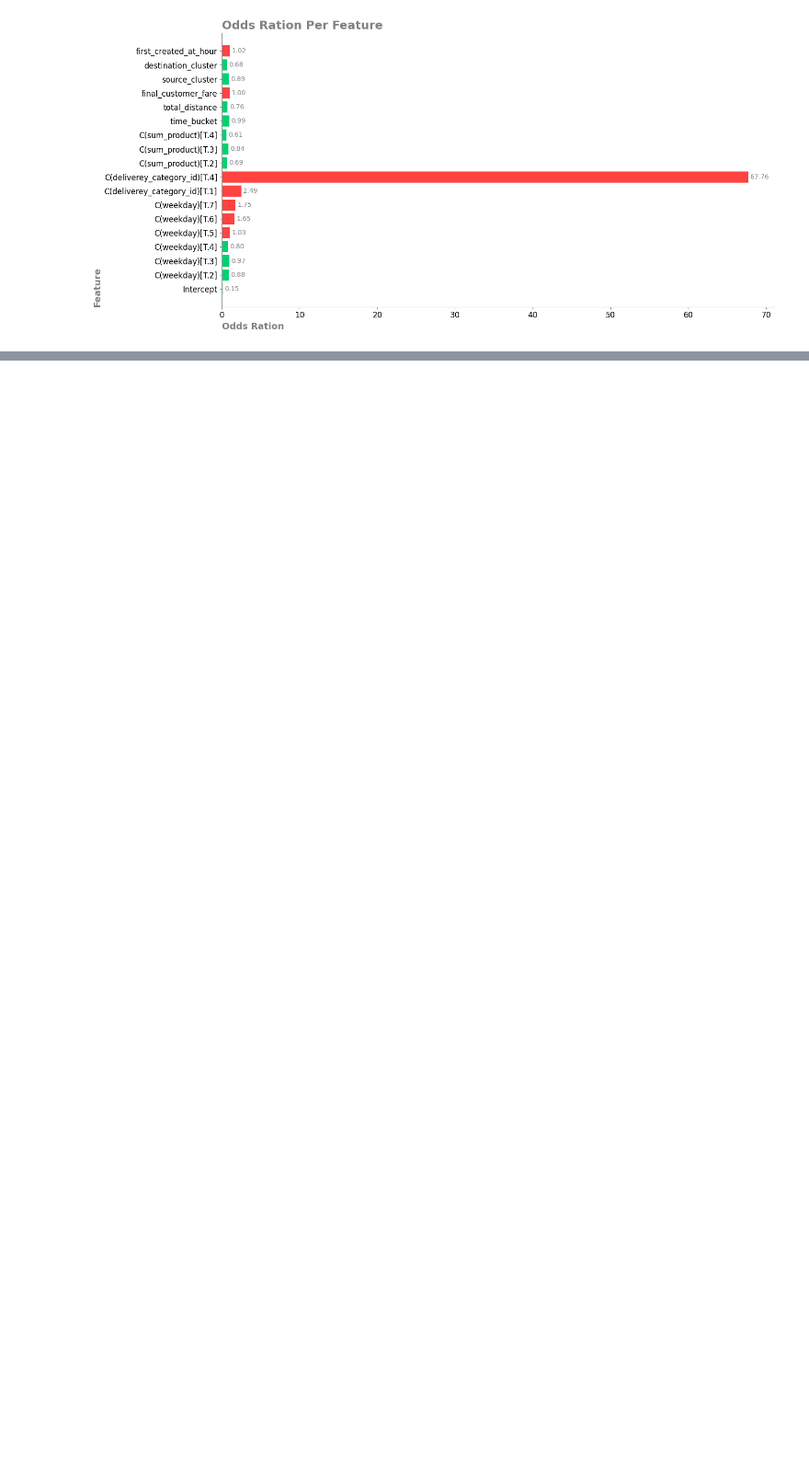
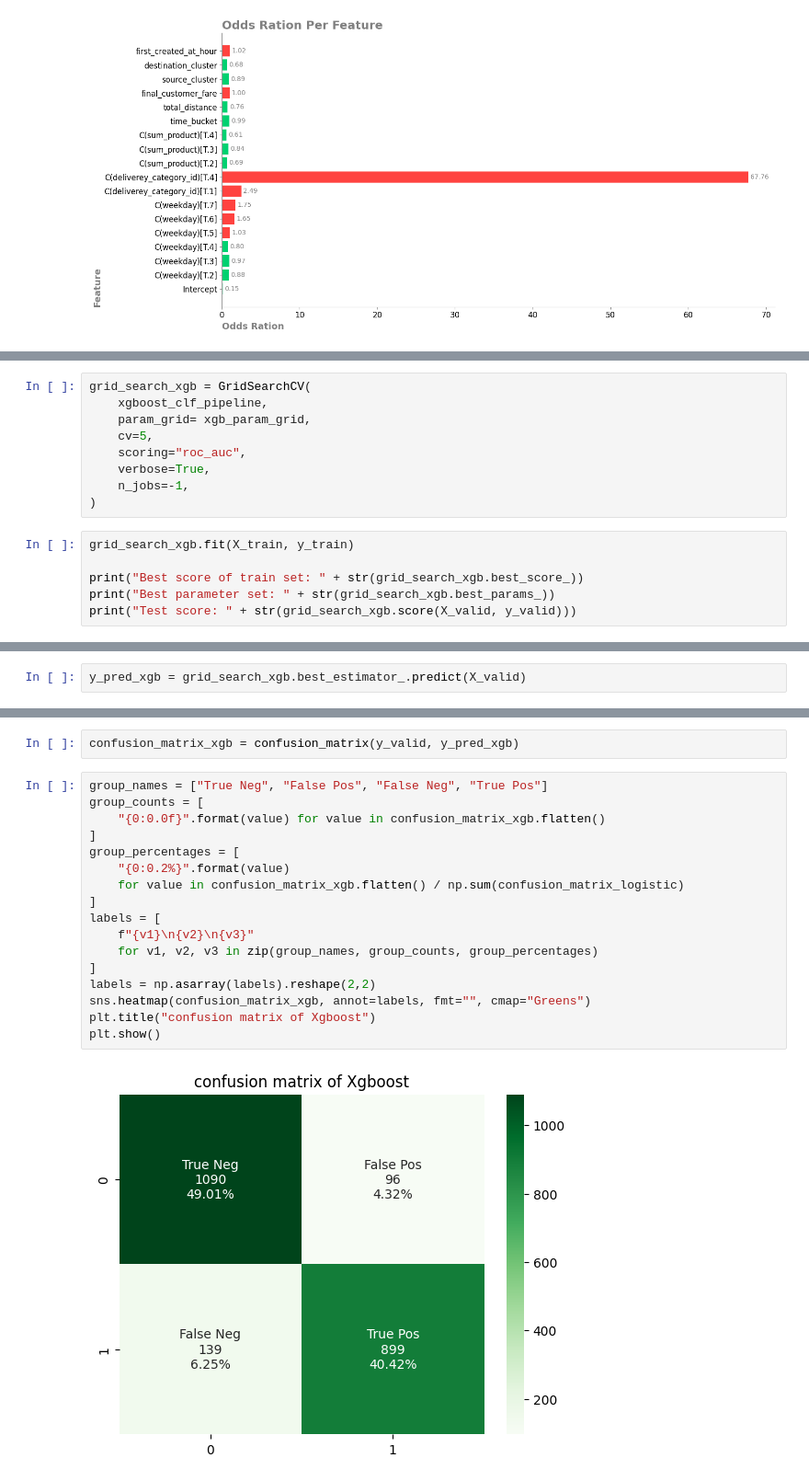
Before and after one commit to alinaddafi/order-delay-analysis, a Jupyter notebook: notebook/order-delay-prediction.ipynb, the cells around one changed output, grey strips where cells are left out. Shown at 92% size. Drawn from its saved outputs; the diff is of its cells as text; blank space fills up the shorter version.

```diff
--- a/notebook/order-delay-prediction.ipynb
+++ b/notebook/order-delay-prediction.ipynb
@@ -467,0 +701,15 @@ plt.show()
+# %%
+grid_search_xgb = GridSearchCV(
+    xgboost_clf_pipeline,
+    param_grid= xgb_param_grid,
+    cv=5,
+    scoring="roc_auc",
+    verbose=True,
+    n_jobs=-1,
+)
+# %%
+grid_search_xgb.fit(X_train, y_train)
+
+print("Best score of train set: " + str(grid_search_xgb.best_score_))
+print("Best parameter set: " + str(grid_search_xgb.best_params_))
+print("Test score: " + str(grid_search_xgb.score(X_valid, y_valid)))
@@ -467,0 +721,2 @@ plt.show()
+# %%
+y_pred_xgb = grid_search_xgb.best_estimator_.predict(X_valid)
@@ -467,0 +735,21 @@ plt.show()
+# %%
+confusion_matrix_xgb = confusion_matrix(y_valid, y_pred_xgb)
+# %%
+group_names = ["True Neg", "False Pos", "False Neg", "True Pos"]
+group_counts = [
+    "{0:0.0f}".format(value) for value in confusion_matrix_xgb.flatten()
+]
+group_percentages = [
+    "{0:0.2%}".format(value)
+    for value in confusion_matrix_xgb.flatten() / np.sum(confusion_matrix_logistic)
+]
+labels = [
+    f"{v1}\n{v2}\n{v3}"
+    for v1, v2, v3 in zip(group_names, group_counts, group_percentages)
+]
+labels = np.asarray(labels).reshape(2,2)
+sns.heatmap(confusion_matrix_xgb, annot=labels, fmt="", cmap="Greens")
+plt.title("confusion matrix of Xgboost")
+plt.show()
+# %% [output]
+[figure, added]
```
Also changed, not shown: parts of 25 cells of this notebook, 3 other files.
